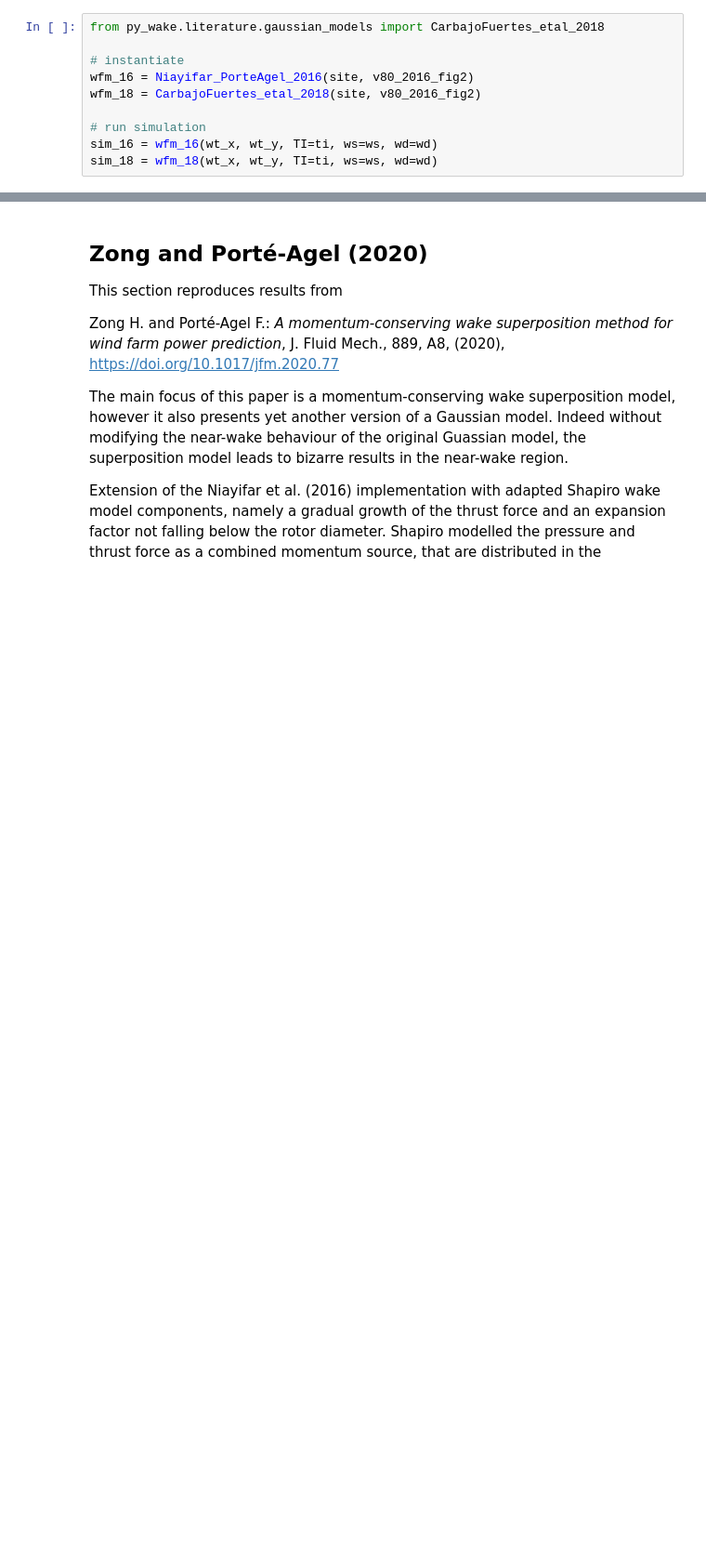
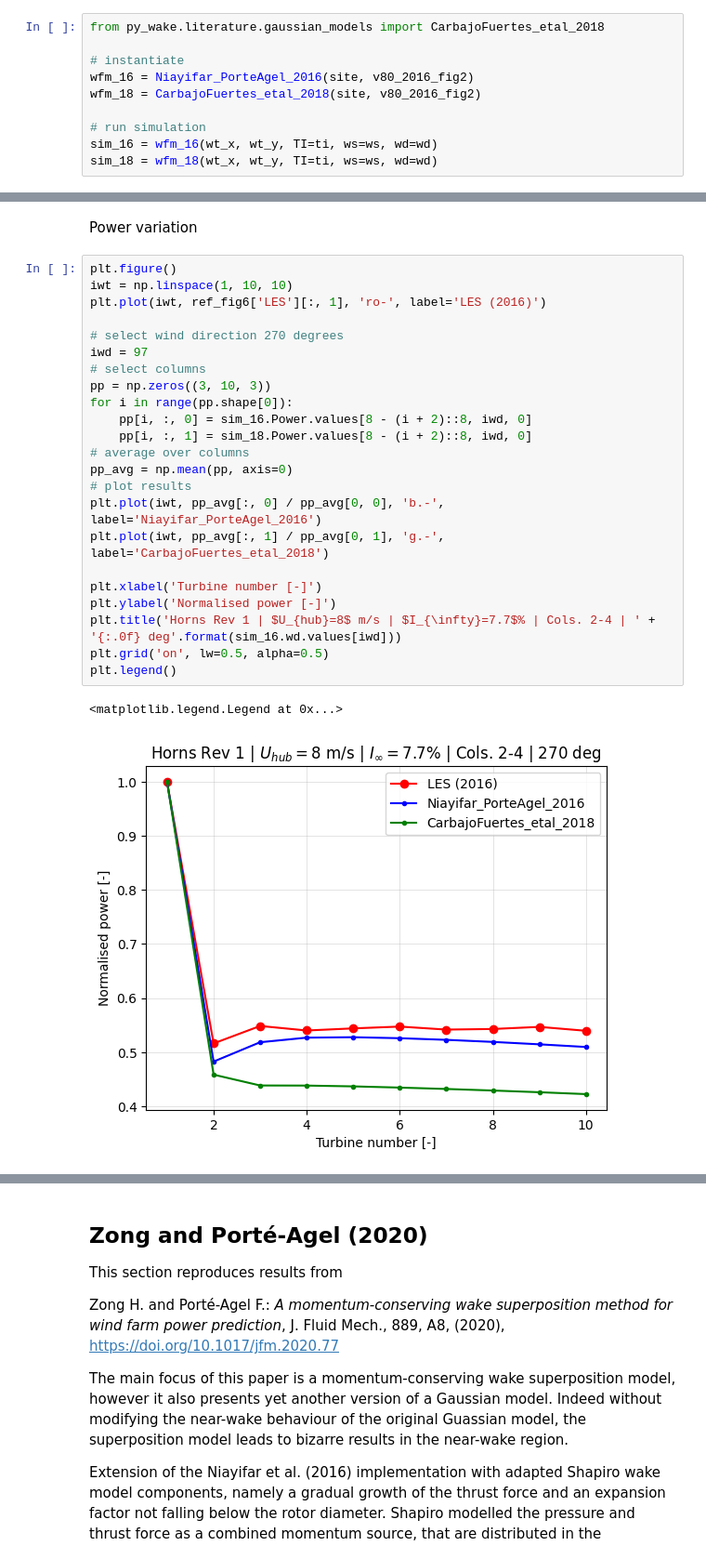
Before and after one commit to geoxiadis/smth, a Jupyter notebook: docs/notebooks/literature_verification/Gaussian.ipynb, the cells around one changed output, grey strips where cells are left out. Shown at 93% size. Cells and saved outputs as stored; diff of their text form; blank space fills up the shorter version.

```diff
--- a/docs/notebooks/literature_verification/Gaussian.ipynb
+++ b/docs/notebooks/literature_verification/Gaussian.ipynb
@@ -353,0 +379,28 @@ plt.legend()
+# %% [markdown]
+Power variation
+# %%
+plt.figure()
+iwt = np.linspace(1, 10, 10)
+plt.plot(iwt, ref_fig6['LES'][:, 1], 'ro-', label='LES (2016)')
+
+# select wind direction 270 degrees
+iwd = 97
+# select columns
+pp = np.zeros((3, 10, 3))
+for i in range(pp.shape[0]):
+    pp[i, :, 0] = sim_16.Power.values[8 - (i + 2)::8, iwd, 0]
+    pp[i, :, 1] = sim_18.Power.values[8 - (i + 2)::8, iwd, 0]
+# average over columns
+pp_avg = np.mean(pp, axis=0)
+# plot results
+plt.plot(iwt, pp_avg[:, 0] / pp_avg[0, 0], 'b.-', label='Niayifar_PorteAgel_2016')
+plt.plot(iwt, pp_avg[:, 1] / pp_avg[0, 1], 'g.-', label='CarbajoFuertes_etal_2018')
+
+plt.xlabel('Turbine number [-]')
+plt.ylabel('Normalised power [-]')
+plt.title('Horns Rev 1 | $U_{hub}=8$ m/s | $I_{\infty}=7.7$% | Cols. 2-4 | ' + '{:.0f} deg'.format(sim_16.wd.values[iwd]))
+plt.grid('on', lw=0.5, alpha=0.5)
+plt.legend()
+# %% [output]
+<matplotlib.legend.Legend at 0x...>
+[figure, added]
```
Also changed, not shown: parts of 11 cells of this notebook, 1 other file.
